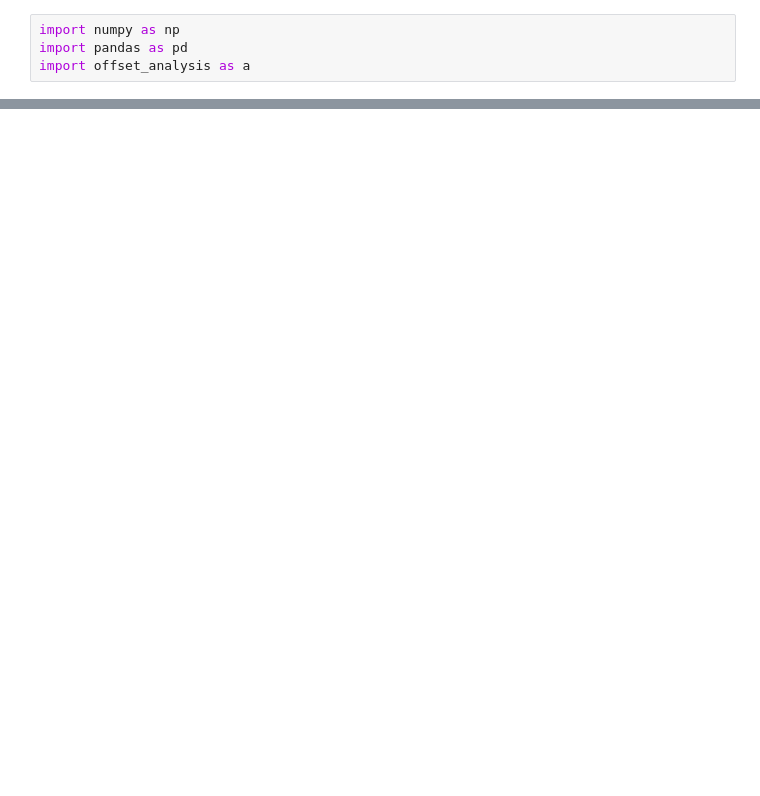
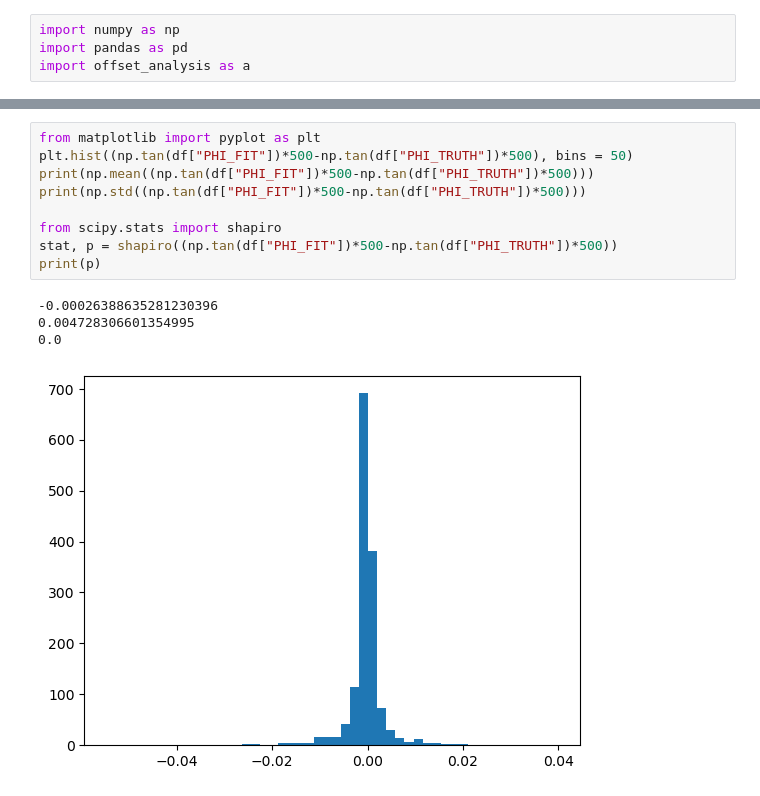
Before and after one commit to ldk111/FASER-2-MPhys-Project, a Jupyter notebook: Analysis/analysis.ipynb, the cells around one changed output, grey strips where cells are left out. Drawn from its saved outputs; the diff is of its cells as text; blank space fills up the shorter version.

```diff
--- a/Analysis/analysis.ipynb
+++ b/Analysis/analysis.ipynb
@@ -85,0 +134,14 @@ Standard Deviation Residual (um): 1.350568243264694
+# %%
+from matplotlib import pyplot as plt
+plt.hist((np.tan(df["PHI_FIT"])*500-np.tan(df["PHI_TRUTH"])*500), bins = 50)
+print(np.mean((np.tan(df["PHI_FIT"])*500-np.tan(df["PHI_TRUTH"])*500)))
+print(np.std((np.tan(df["PHI_FIT"])*500-np.tan(df["PHI_TRUTH"])*500)))
+
+from scipy.stats import shapiro
+stat, p = shapiro((np.tan(df["PHI_FIT"])*500-np.tan(df["PHI_TRUTH"])*500))
+print(p)
+# %% [output]
+-0.00026388635281230396
+0.004728306601354995
+0.0
+[figure, added]
```
Also changed, not shown: parts of 54 cells of this notebook.
